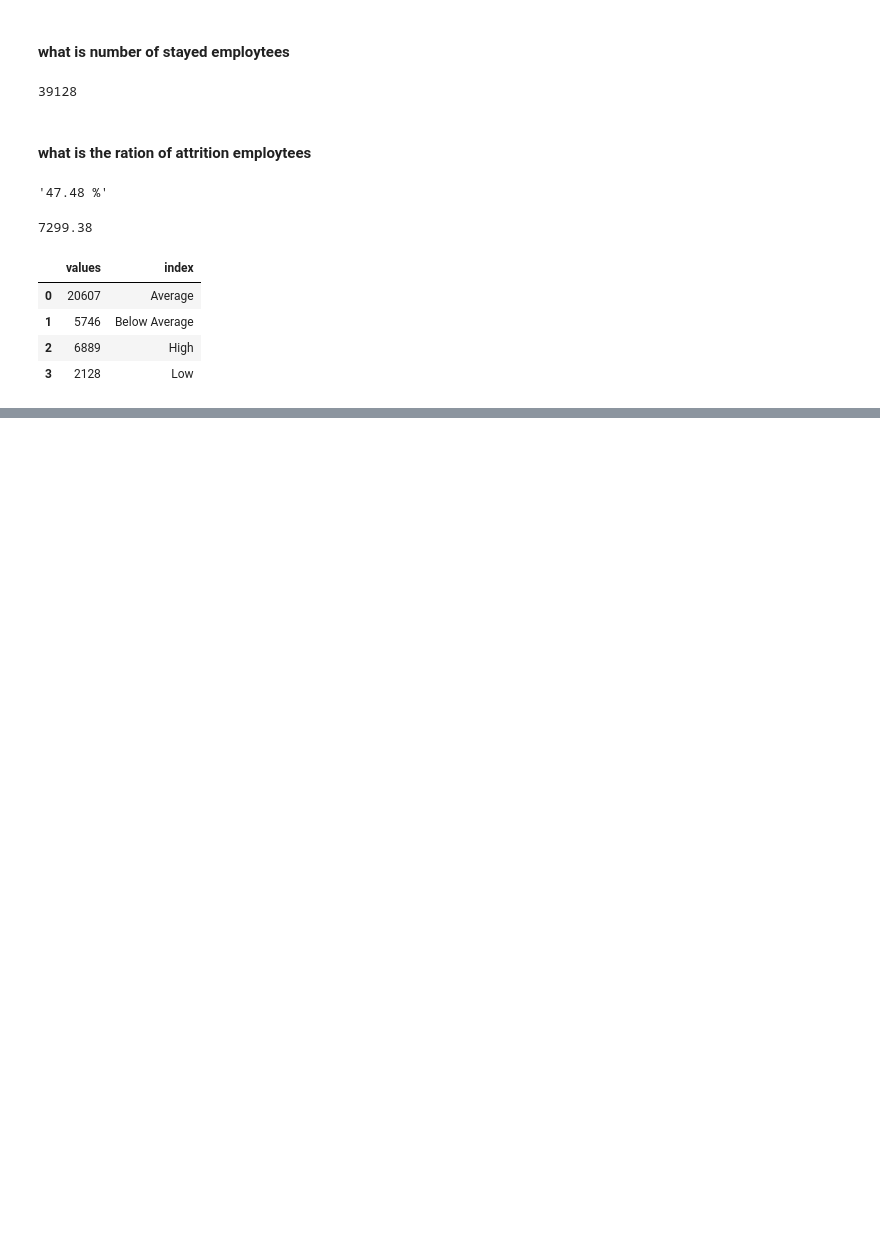
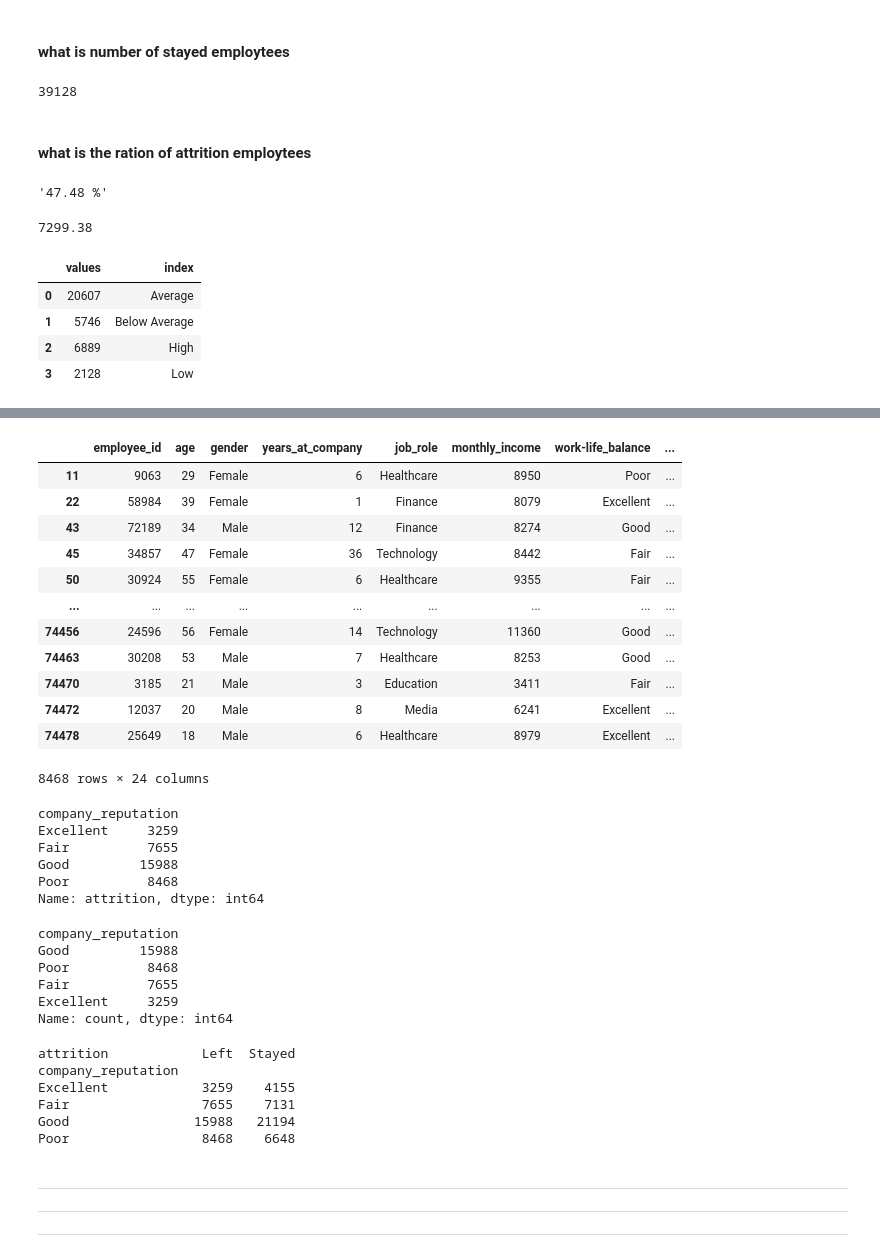
Before and after one commit to BeboFekry/Kayfa-Academy-Internship, a Jupyter notebook: Task 1 - HR Attrition Analysis Notbook.ipynb, the cells around one changed output, grey strips where cells are left out. Cells and saved outputs as stored; diff of their text form; code cells hidden in the pictures; blank space fills up the shorter version.

```diff
--- a/Task 1 - HR Attrition Analysis Notbook.ipynb
+++ b/Task 1 - HR Attrition Analysis Notbook.ipynb
@@ -486,0 +501,50 @@ df2
+# %%
+df[df['attrition']=='Left'][df['company_reputation']=='Poor']
+# %% [output]
+|  | employee_id | age | gender | years_at_company | job_role | monthly_income | work-life_balance | ... |
+| 11 | 9063 | 29 | Female | 6 | Healthcare | 8950 | Poor | ... |
+| 22 | 58984 | 39 | Female | 1 | Finance | 8079 | Excellent | ... |
+| 43 | 72189 | 34 | Male | 12 | Finance | 8274 | Good | ... |
+| 45 | 34857 | 47 | Female | 36 | Technology | 8442 | Fair | ... |
+| 50 | 30924 | 55 | Female | 6 | Healthcare | 9355 | Fair | ... |
+| ... | ... | ... | ... | ... | ... | ... | ... | ... |
+| 74456 | 24596 | 56 | Female | 14 | Technology | 11360 | Good | ... |
+| 74463 | 30208 | 53 | Male | 7 | Healthcare | 8253 | Good | ... |
+| 74470 | 3185 | 21 | Male | 3 | Education | 3411 | Fair | ... |
+| 74472 | 12037 | 20 | Male | 8 | Media | 6241 | Excellent | ... |
+| 74478 | 25649 | 18 | Male | 6 | Healthcare | 8979 | Excellent | ... |
+8468 rows × 24 columns
+# %%
+df[df['attrition']=='Left'].groupby('company_reputation')['attrition'].count()
+# %% [output]
+company_reputation
+Excellent     3259
+Fair          7655
+Good         15988
+Poor          8468
+Name: attrition, dtype: int64
+# %%
+left_counts = df.query("attrition == 'Left'")['company_reputation'].value_counts()
+left_counts
+# %% [output]
+company_reputation
+Good         15988
+Poor          8468
+Fair          7655
+Excellent     3259
+Name: count, dtype: int64
+# %%
+counts_table = pd.crosstab(df['company_reputation'], df['attrition'])
+
+print(counts_table)
+# %% [output]
+attrition            Left  Stayed
+company_reputation
+Excellent            3259    4155
+Fair                 7655    7131
+Good                15988   21194
+Poor                 8468    6648
+# %% [markdown]
+---
+---
+---
```
Also changed, not shown: parts of 24 cells of this notebook.
